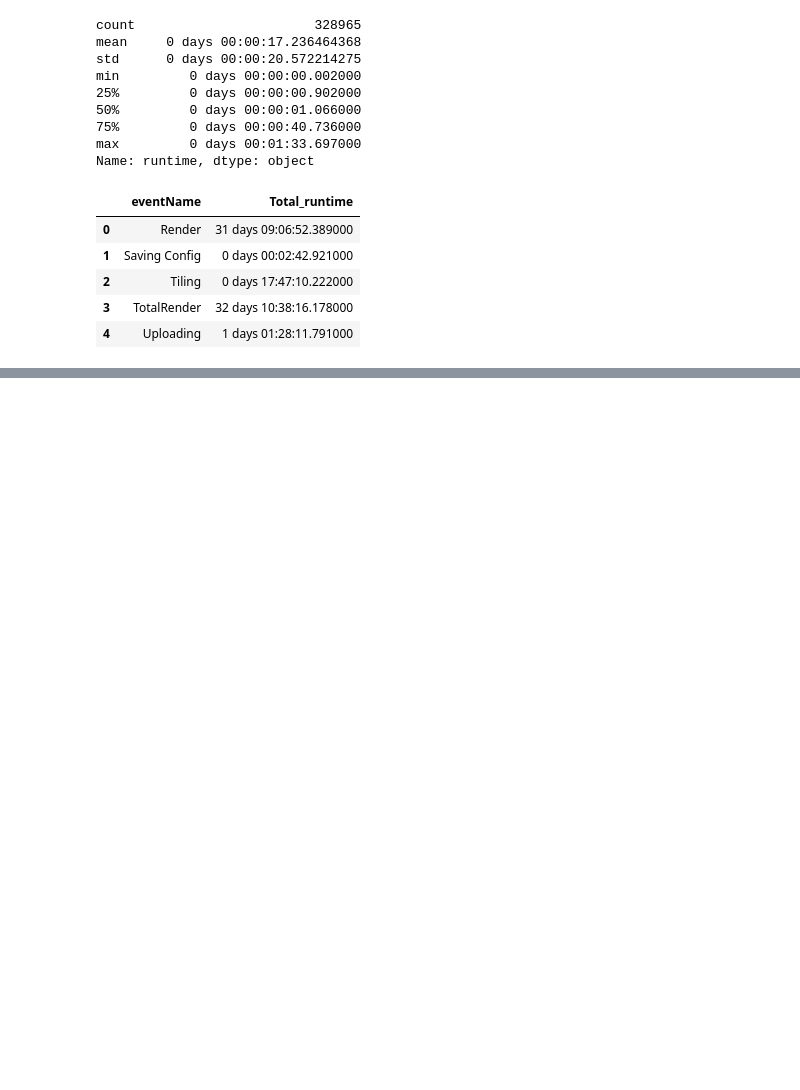
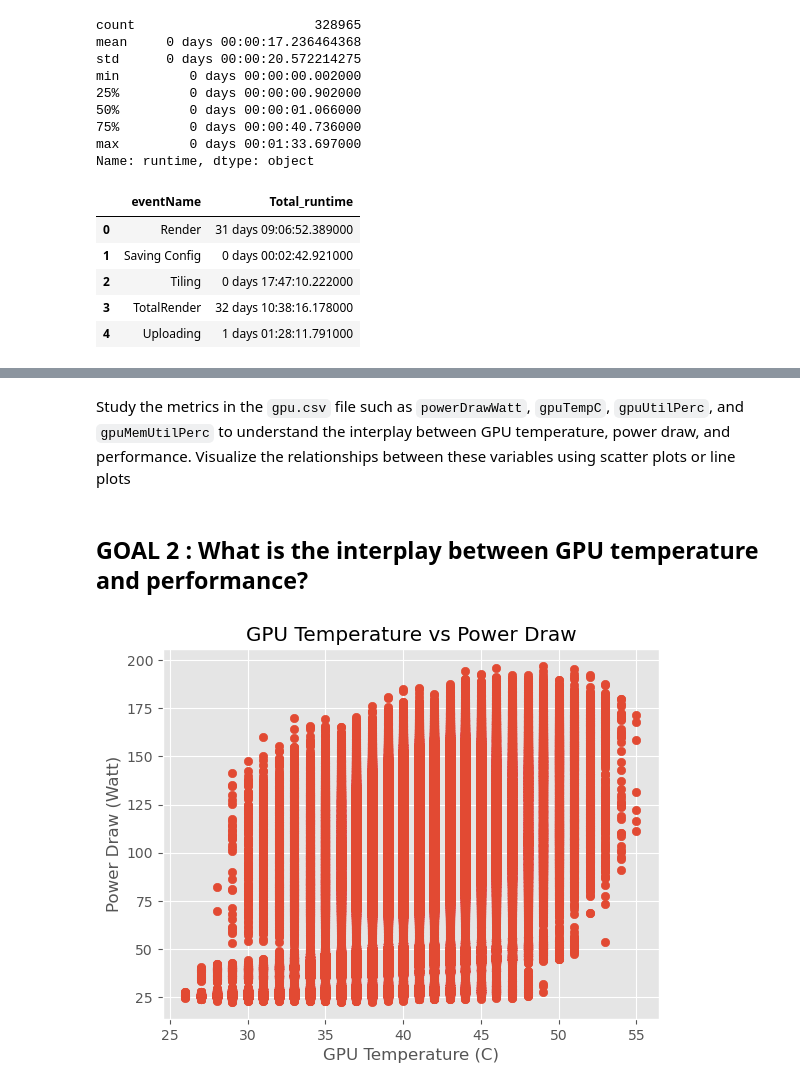
Before and after one commit to spruha2/cloudassign, a Jupyter notebook: Assign.ipynb, the cells around one changed output, grey strips where cells are left out. Drawn from its saved outputs; the diff is of its cells as text; code cells hidden in the pictures; blank space fills up the shorter version.

```diff
--- a/Assign.ipynb
+++ b/Assign.ipynb
@@ -223,0 +269,16 @@ print(f"Duplicate entried in  merged_table : {merged_table.duplicated().sum()}")
+# %% [markdown]
+Study the metrics in the `gpu.csv` file such as `powerDrawWatt`, `gpuTempC`, `gpuUtilPerc`, and `gpuMemUtilPerc` to understand the interplay between GPU temperature, power draw, and performance. Visualize the relationships between these variables using scatter plots or line plots
+# %% [markdown]
+## GOAL 2 : What is the interplay between GPU temperature and performance?
+# %%
+# Convert the timestamp column to datetime data type
+gpu['timestamp'] = pd.to_datetime(gpu['timestamp'])
+
+# Plot scatter plot: GPU Temperature vs Power Draw
+plt.scatter(gpu['gpuTempC'], gpu['powerDrawWatt'])
+plt.xlabel('GPU Temperature (C)')
+plt.ylabel('Power Draw (Watt)')
+plt.title('GPU Temperature vs Power Draw')
+plt.show()
+# %% [output]
+[figure, added]
```
Also changed, not shown: parts of 26 cells of this notebook.
